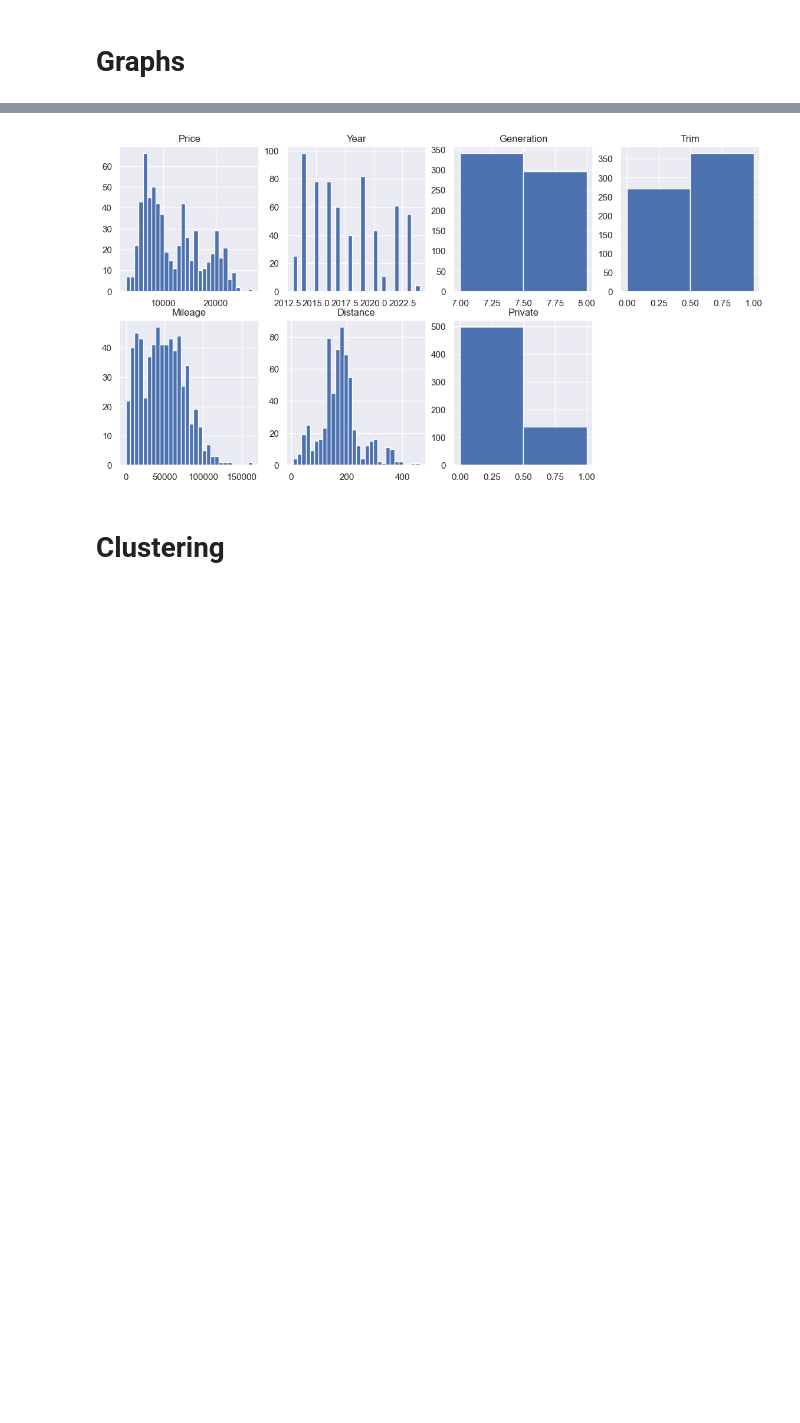
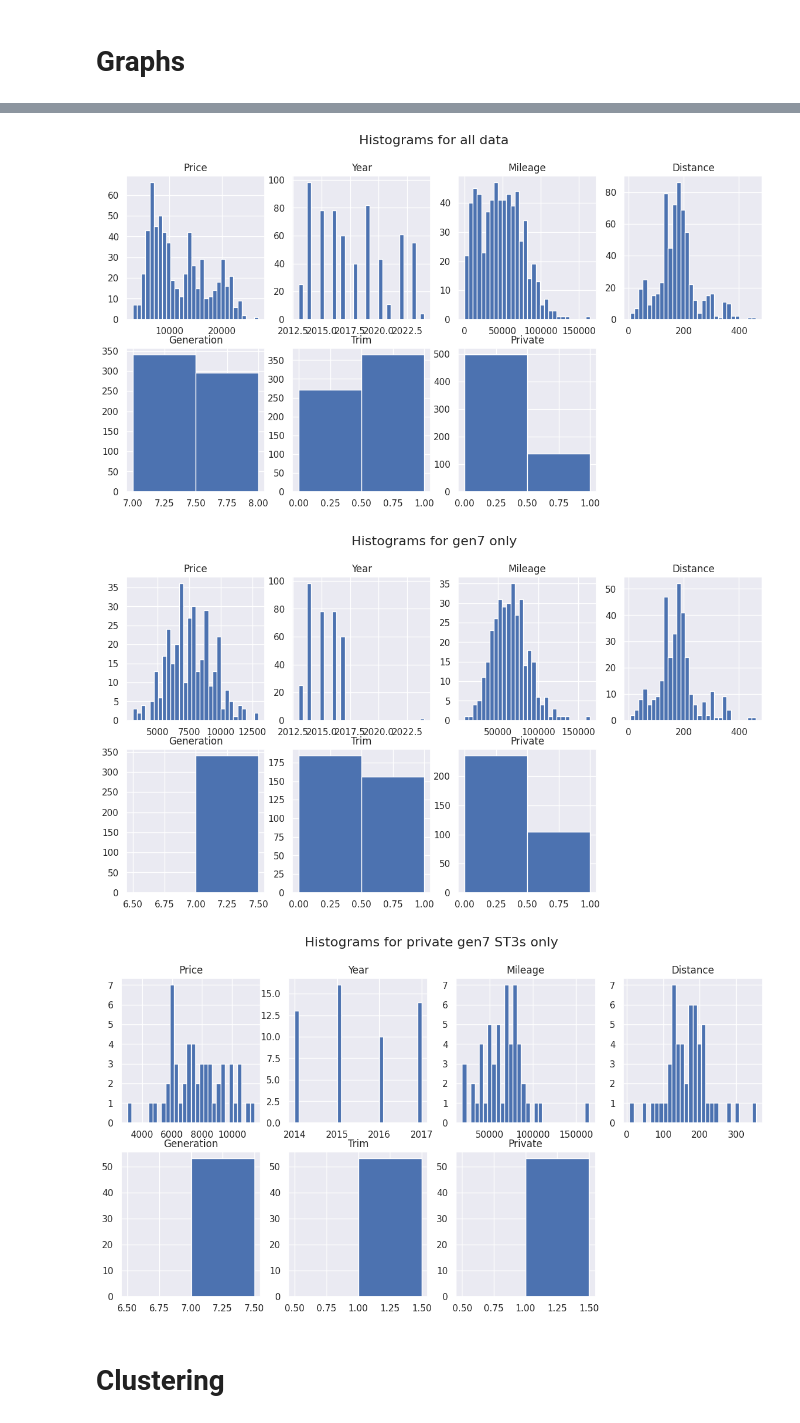
Before and after one commit to jamesdeluk/data-projects, a Jupyter notebook: st.ipynb, the cells around one changed output, grey strips where cells are left out. Saved outputs shown, nothing was run; the diff lists cells and outputs as text; code cells hidden in the pictures; blank space fills up the shorter version.

```diff
--- a/st.ipynb
+++ b/st.ipynb
@@ -46,15 +64,14 @@ data.describe(include='all')
 # %%
-private_gen7_st2_data = data[(data['Private'] == 1) & (data['Generation'] == 7) & (data['Trim'] == 0)]
-trade_gen7_st2_data = data[(data['Private'] == 0) & (data['Generation'] == 7) & (data['Trim'] == 0)]
-private_gen7_st3_data = data[(data['Private'] == 1) & (data['Generation'] == 7) & (data['Trim'] == 1)]
-trade_gen7_st3_data = data[(data['Private'] == 0) & (data['Generation'] == 7) & (data['Trim'] == 1)]
+gen7_data = data[data['Generation'] == 7]
+gen7_st2_private_data = data[(data['Private'] == 1) & (data['Generation'] == 7) & (data['Trim'] == 0)]
+gen7_st2_trade_data = data[(data['Private'] == 0) & (data['Generation'] == 7) & (data['Trim'] == 0)]
+gen7_st3_private_data = data[(data['Private'] == 1) & (data['Generation'] == 7) & (data['Trim'] == 1)]
+gen7_st3_trade_data = data[(data['Private'] == 0) & (data['Generation'] == 7) & (data['Trim'] == 1)]
 
-private_gen8_st2_data = data[(data['Private'] == 1) & (data['Generation'] == 8) & (data['Trim'] == 0)]
-trade_gen8_st2_data = data[(data['Private'] == 0) & (data['Generation'] == 8) & (data['Trim'] == 0)]
-private_gen8_st3_data = data[(data['Private'] == 1) & (data['Generation'] == 8) & (data['Trim'] == 1)]
-trade_gen8_st3_data = data[(data['Private'] == 0) & (data['Generation'] == 8) & (data['Trim'] == 1)]
-
-gen7_data = data[data['Generation'] == 7]
 gen8_data = data[data['Generation'] == 8]
+gen8_st2_private_data = data[(data['Private'] == 1) & (data['Generation'] == 8) & (data['Trim'] == 0)]
+gen8_st2_trade_data = data[(data['Private'] == 0) & (data['Generation'] == 8) & (data['Trim'] == 0)]
+gen8_st3_private_data = data[(data['Private'] == 1) & (data['Generation'] == 8) & (data['Trim'] == 1)]
+gen8_st3_trade_data = data[(data['Private'] == 0) & (data['Generation'] == 8) & (data['Trim'] == 1)]
 # %% [markdown]
 # Graphs
@@ -117,31 +138,37 @@ plt.show()
 # %%
-hist_data = data
+def histogramify(data, title):
+  plt.figure(figsize=(14, 7))
+  plt.suptitle(f'Histograms for {title}', fontsize=16)
+  plt.subplot(2,4,1)
+  plt.hist(data['Price'], bins=30)
+  plt.title('Price')
+  plt.subplot(2,4,2)
+  plt.hist(data['Year'], bins=30)
+  plt.title('Year')
+  plt.subplot(2,4,3)
+  plt.hist(data['Mileage'], bins=30)
+  plt.title('Mileage')
+  plt.subplot(2,4,4)
+  plt.hist(data['Distance'], bins=30)
+  plt.title('Distance')
+  plt.subplot(2,4,5)
+  plt.hist(data['Generation'], bins=2)
+  plt.title('Generation')
+  plt.subplot(2,4,6)
+  plt.hist(data['Trim'], bins=2)
+  plt.title('Trim')
+  plt.subplot(2,4,7)
+  plt.hist(data['Private'], bins=2)
+  plt.title('Private')
+  plt.show()
 
-plt.figure(figsize=(14, 7))
-plt.subplot(2,4,1)
-plt.hist(hist_data['Price'], bins=30)
-plt.title('Price')
-plt.subplot(2,4,2)
-plt.hist(hist_data['Year'], bins=30)
-plt.title('Year')
-plt.subplot(2,4,3)
-plt.hist(hist_data['Generation'], bins=2)
-plt.title('Generation')
-plt.subplot(2,4,4)
-plt.hist(hist_data['Trim'], bins=2)
-plt.title('Trim')
-plt.subplot(2,4,5)
-plt.hist(hist_data['Mileage'], bins=30)
-plt.title('Mileage')
-plt.subplot(2,4,6)
-plt.hist(hist_data['Distance'], bins=30)
-plt.title('Distance')
-plt.subplot(2,4,7)
-plt.hist(hist_data['Private'], bins=2)
-plt.title('Private')
-plt.show()
+histogramify(data, 'all data')
+histogramify(gen7_data, 'gen7 only')
+histogramify(gen7_st3_private_data, 'private gen7 ST3s only')
 # %% [output]
-[figure, old version]
+[figure, new version]
+[figure, added]
+[figure, added]
 # %% [markdown]
 # Clustering
 # %%
```
Also changed, not shown: parts of 24 cells of this notebook.
